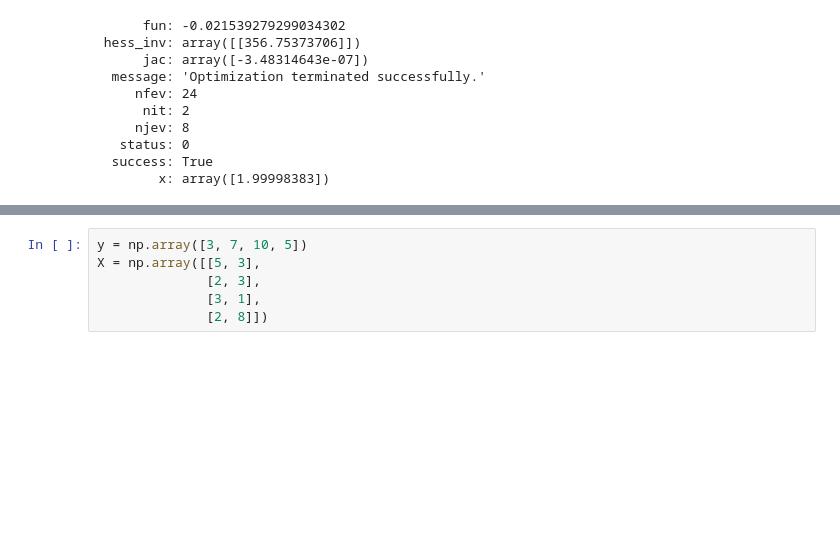
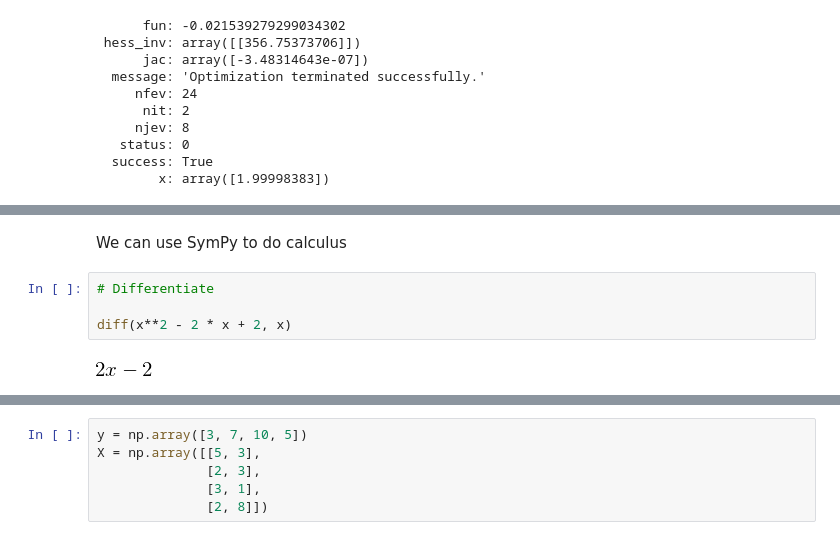
Before and after one commit to SIQEF-PHBS/Winter-Camp-2019, a Jupyter notebook: Natasha/scipy.ipynb, the cells around one changed output, grey strips where cells are left out. Saved outputs shown, nothing was run; the diff lists cells and outputs as text; blank space fills up the shorter version.

```diff
--- a/Natasha/scipy.ipynb
+++ b/Natasha/scipy.ipynb
@@ -171,0 +193,8 @@ minimize(g, x0=0, args=(-3))
+# %% [markdown]
+We can use SymPy to do calculus
+# %%
+# Differentiate
+
+diff(x**2 - 2 * x + 2, x)
+# %% [output]
+[figure, added]
```
Also changed, not shown: parts of 9 cells of this notebook, 4 other files.
